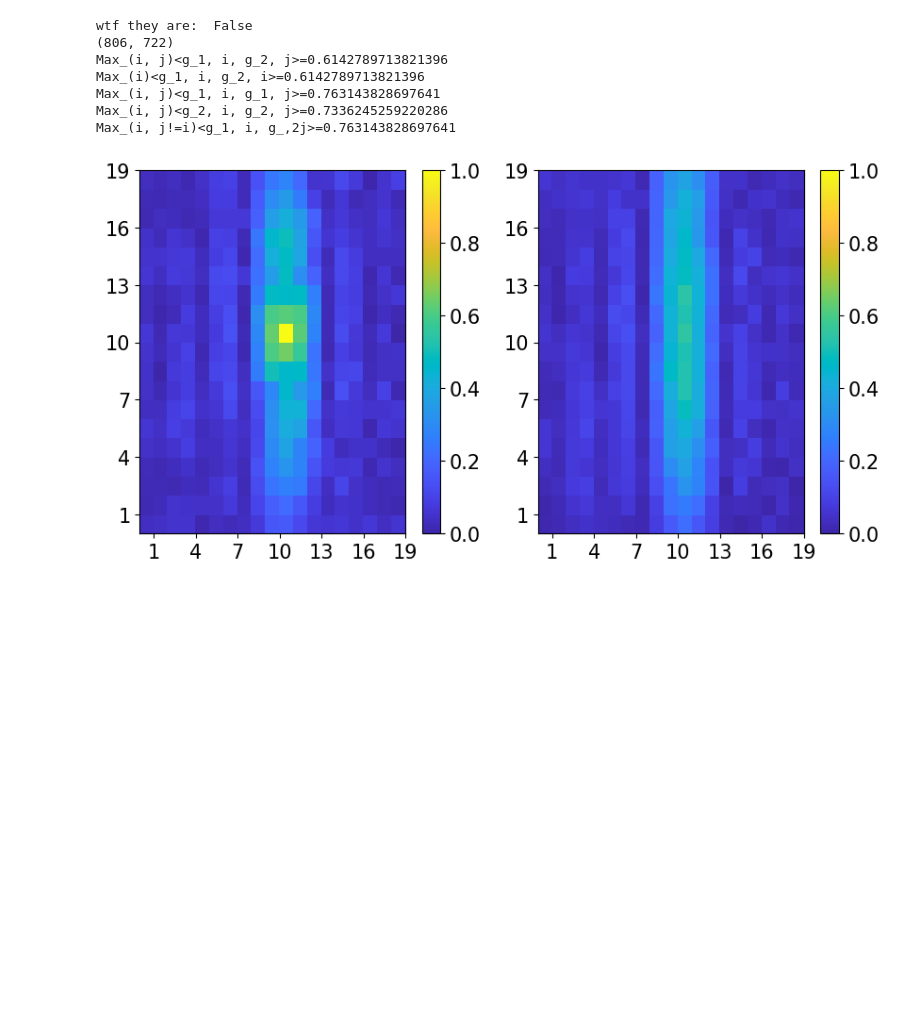
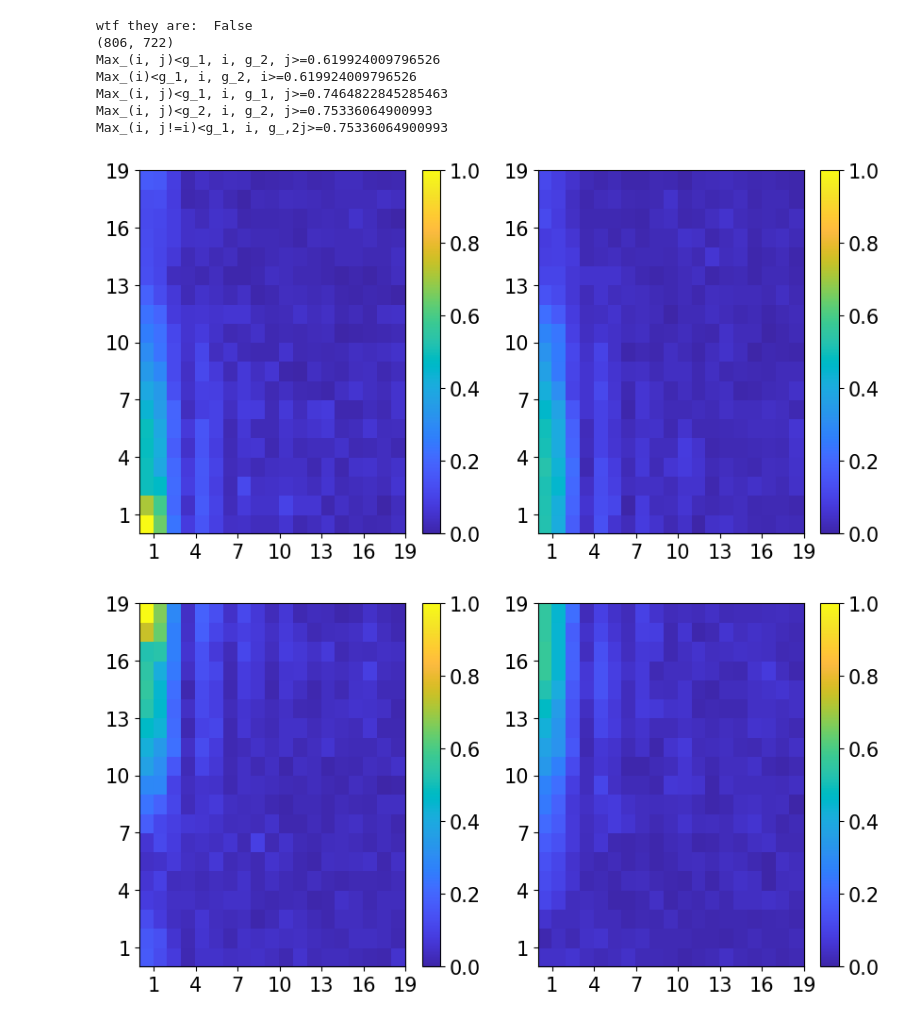
Before and after one commit to alexei-novikov/RM_imaging, a Jupyter notebook: Multi_media_imaging.ipynb, the cells around one changed output. Drawn from its saved outputs; the diff is of its cells as text; code cells hidden in the pictures; blank space fills up the shorter version.

```diff
--- a/Multi_media_imaging.ipynb
+++ b/Multi_media_imaging.ipynb
@@ -1888,7 +1799,7 @@ interpole_Fig(rho_groundtruth_2sensing_KM_Medium2[MED1_indices], New_grid_double
 # %%
 #IMAGES OF INNER PRODUCTS ACROSS 2 different random media
 def plot_2_imgs(inners, rho_hat,ind=9,figsize=8,scaling='Linf',font_size=50, Single=False, xpix=31, ypix=21, file_name=None, Lclim=None, Hclim=None):
-    plt.close()
+   # plt.close()
     rho_hat_1=np.zeros((2, 361))
     rho_hat_1[0, :]=inners[J,:361]
 
@@ -1936,9 +1847,9 @@ def plot_2_imgs(inners, rho_hat,ind=9,figsize=8,scaling='Linf',font_size=50, Sin
     if file_name:
         plt.savefig(f'/home/achristie/Codes_data/Experiment_data/library_learning/{file_name}.pdf')
     plt.show()
-data_path=os.path.join(cwd,'Data/FoldyLox_all_seeds/FoldyLox_seed0')
+data_path=os.path.join(cwd,'Data/FoldyLox_all_seeds/FoldyLox_seed10')
 medium1= np.array(mat73.loadmat(data_path+'/rtt.mat')['Artt'])
-data_path=os.path.join(cwd,'Data/FoldyLox_all_seeds/FoldyLox_seed2')
+data_path=os.path.join(cwd,'Data/FoldyLox_all_seeds/FoldyLox_seed15')
 medium2= np.array(mat73.loadmat(data_path+'/rtt.mat')['Artt'])
 print("wtf they are: ", np.allclose(medium1,medium2))
 medium=np.concatenate((medium1.T, medium2.T), axis=0)
@@ -2013,39 +1924,39 @@ J=10*19+10
 rho_hat=np.zeros((2, 361))
 rho=np.zeros(361)
 rho_hat[0, :]=inners[J,:361]
 #rho=torch.tensor(rho)
 rho_hat=torch.tensor(rho_hat)
 #rho[22+20]=1
 #rho[400-22-1-20]=1
 #rho[400-37-1-20]=1
 #rho[210]=1
 
 
 
 rho[37+20]=1
 rho[22+20]=1
 rho[400-22-1-20]=1
 rho[400-37-1-20]=1
 rho[210]=1
 
-for J in [10*19+10]:
+for J in [0, 18, 19*18, 19*19-1,10*19+10]:
     rho_hat=np.zeros((2, 361))
 
     rho_hat[0, :]=inners[J,:361]
     #rho=torch.tensor(rho)
     plot_2_imgs(inners, rho_hat,ind=0, figsize=5, scaling=None, xpix=19, ypix=19, font_size=15, Single=True, Lclim=0, Hclim=1, file_name='neighborhoods_Med0_Med2')
-rho_hat=np.zeros((2, 361))
-
+#inners[J,:361]
 #rho_hat[0, :]=inners[J,361:]
 #rho=torch.tensor(rho)
 #rho_hat=torch.tensor(rho_hat)
 #plot_2_imgs(inners, rho_hat,ind=0, figsize=5, scaling=None, xpix=19, ypix=19, font_size=25, Single=True, Lclim=0, Hclim=1)
 # %% [output]
 wtf they are:  False
 (806, 722)
-Max_(i, j)<g_1, i, g_2, j>=0.6142789713821396
-Max_(i)<g_1, i, g_2, i>=0.6142789713821396
-Max_(i, j)<g_1, i, g_1, j>=0.763143828697641
-Max_(i, j)<g_2, i, g_2, j>=0.7336245259220286
-Max_(i, j!=i)<g_1, i, g_,2j>=0.763143828697641
+Max_(i, j)<g_1, i, g_2, j>=0.619924009796526
+Max_(i)<g_1, i, g_2, i>=0.619924009796526
+Max_(i, j)<g_1, i, g_1, j>=0.7464822845285463
+Max_(i, j)<g_2, i, g_2, j>=0.75336064900993
+Max_(i, j!=i)<g_1, i, g_,2j>=0.75336064900993
-[figure, old version]
+[figure, new version]
+[figure, added]
```
Also changed, not shown: parts of 22 cells of this notebook, 1 other file.
